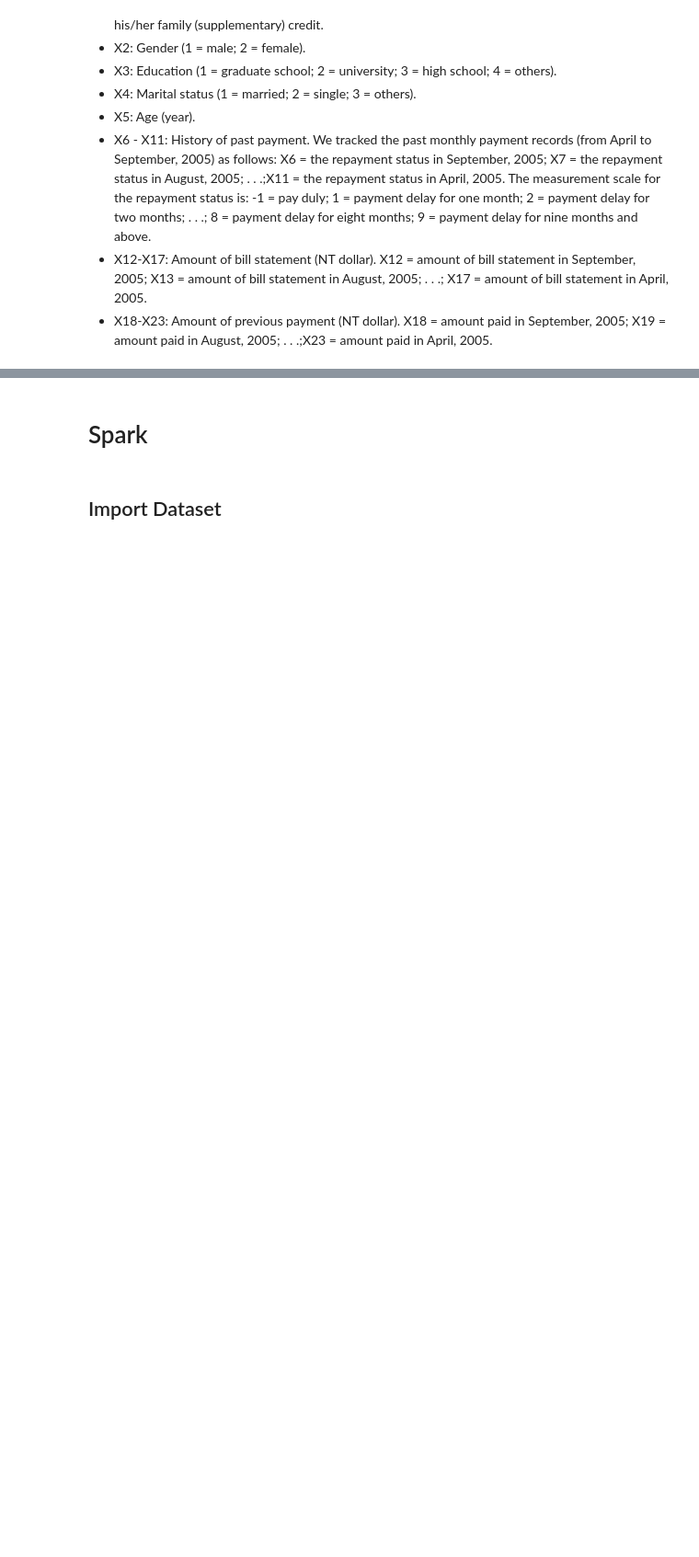
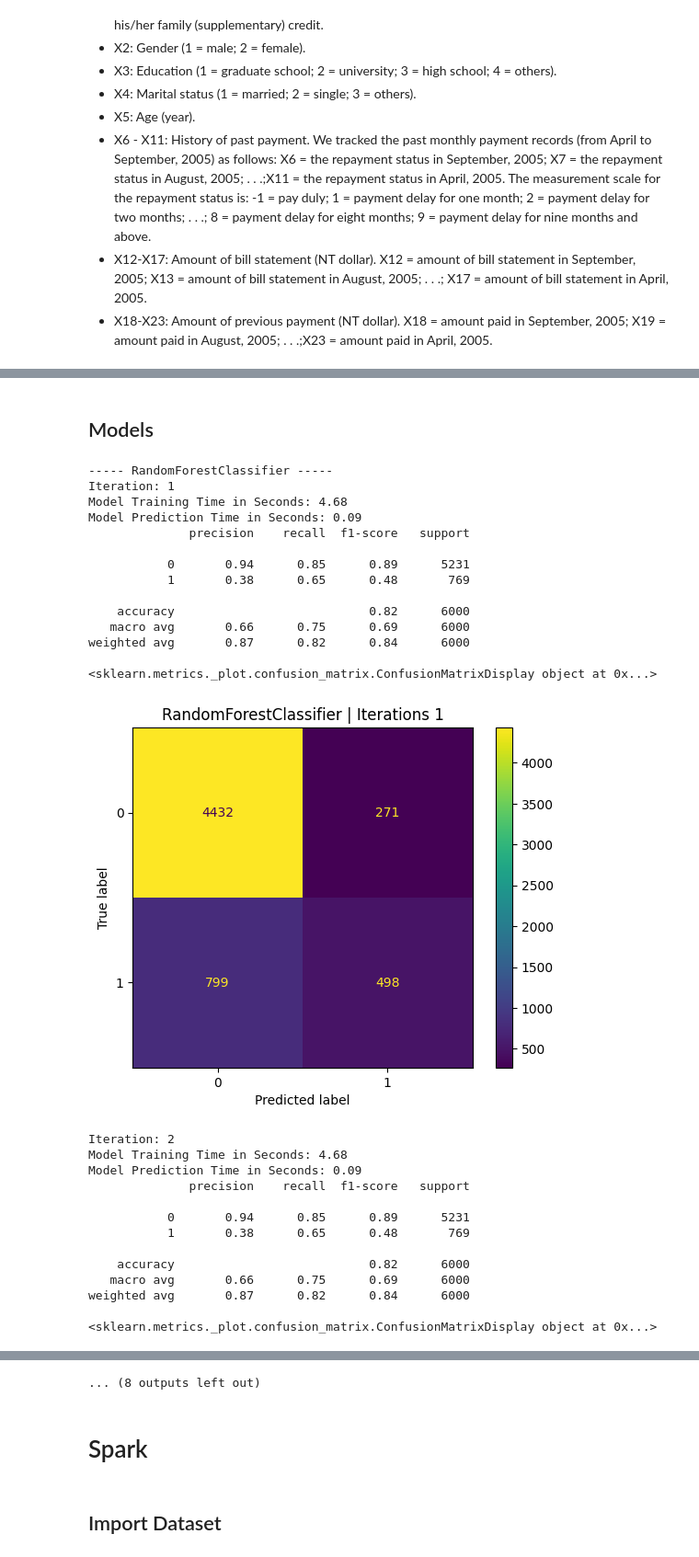
Before and after one commit to rsxss/int420-spark-model, a Jupyter notebook: spark_credit_card.ipynb, the cells around one changed output, grey strips where cells are left out. Shown: that part at 92% size. Saved outputs shown, nothing was run; the diff lists cells and outputs as text; code cells hidden in the pictures; blank space fills up the shorter version.

Commit message:
[ADDED] Sparl RF, DT Model

```diff
--- a/spark_credit_card.ipynb
+++ b/spark_credit_card.ipynb
@@ -14,0 +63,3 @@ This research employed a binary variable, default payment (Yes = 1, No = 0), as
+# %%
+raw_df = pd.read_csv('./data/credit_card_clients_cleaning.csv')
+raw_df
@@ -14,0 +89,73 @@ This research employed a binary variable, default payment (Yes = 1, No = 0), as
+# %%
+from sklearn.model_selection import train_test_split
+
+X = raw_df.drop(columns=['ID', 'Y'])
+y = raw_df['Y']
+
+X_train, X_test, y_train, y_test = train_test_split(X, y, test_size=0.2, random_state=0)
+# %% [markdown]
+## Models
+# %%
+from sklearn.metrics import classification_report, ConfusionMatrixDisplay
+from sklearn.ensemble import RandomForestClassifier
+from sklearn.tree import DecisionTreeClassifier
+import matplotlib.pyplot as plt
+import time
+import numpy as np
+
+# Define model
+rf = RandomForestClassifier(random_state=0)
+dt = DecisionTreeClassifier(random_state=0)
+
+models = [rf, dt]
+
+for model in models:
+    print(f'----- {type(model).__name__} -----')
+    for i in range(5):
+        print(f'Iteration: {i+1}')
+        # Train the model
+        model_training_start_time = time.perf_counter()
+        temp_model = model.fit(X_train, y_train)
+        model_training_elapsed_time =  time.perf_counter() - model_training_start_time
+        print(f'Model Training Time in Seconds: {model_training_elapsed_time:.2f}')
+
+        # Prediction
+        model_prediction_start_time = time.perf_counter()
+        y_pred = temp_model.predict(X_test)
+        model_prediction_elapsed_time = time.perf_counter() - model_prediction_start_time
+        print(f'Model Prediction Time in Seconds: {model_prediction_elapsed_time:.2f}')
+
+        print(classification_report(y_pred, y_test))
+
+        print(ConfusionMatrixDisplay.from_predictions(y_test, y_pred))
+        plt.title(f'{type(model).__name__} | Iterations {i+1}')
+        plt.show()
+# %% [output]
+----- RandomForestClassifier -----
+Iteration: 1
+Model Training Time in Seconds: 4.68
+Model Prediction Time in Seconds: 0.09
+              precision    recall  f1-score   support
+
+           0       0.94      0.85      0.89      5231
+           1       0.38      0.65      0.48       769
+
+    accuracy                           0.82      6000
+   macro avg       0.66      0.75      0.69      6000
+weighted avg       0.87      0.82      0.84      6000
+
+<sklearn.metrics._plot.confusion_matrix.ConfusionMatrixDisplay object at 0x...>
+[figure, added]
+Iteration: 2
+Model Training Time in Seconds: 4.68
+Model Prediction Time in Seconds: 0.09
+              precision    recall  f1-score   support
+
+           0       0.94      0.85      0.89      5231
+           1       0.38      0.65      0.48       769
+
+    accuracy                           0.82      6000
+   macro avg       0.66      0.75      0.69      6000
+weighted avg       0.87      0.82      0.84      6000
+
+<sklearn.metrics._plot.confusion_matrix.ConfusionMatrixDisplay object at 0x...>
@@ -15,3 +220,4 @@ This research employed a binary variable, default payment (Yes = 1, No = 0), as
+... (8 outputs left out)
 # %% [markdown]
 # Spark
 # %% [markdown]
```
Also changed, not shown: parts of 14 cells of this notebook.
